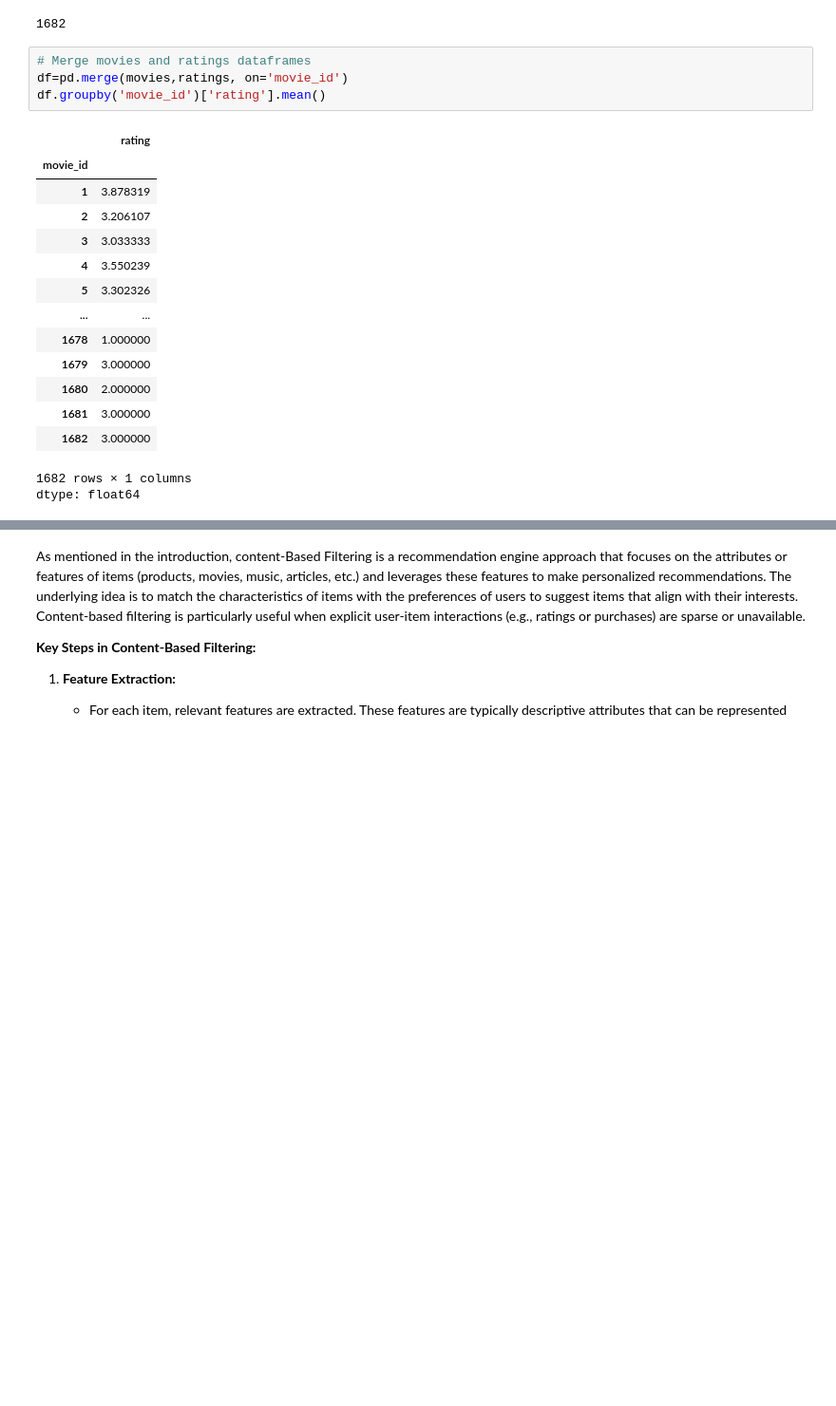
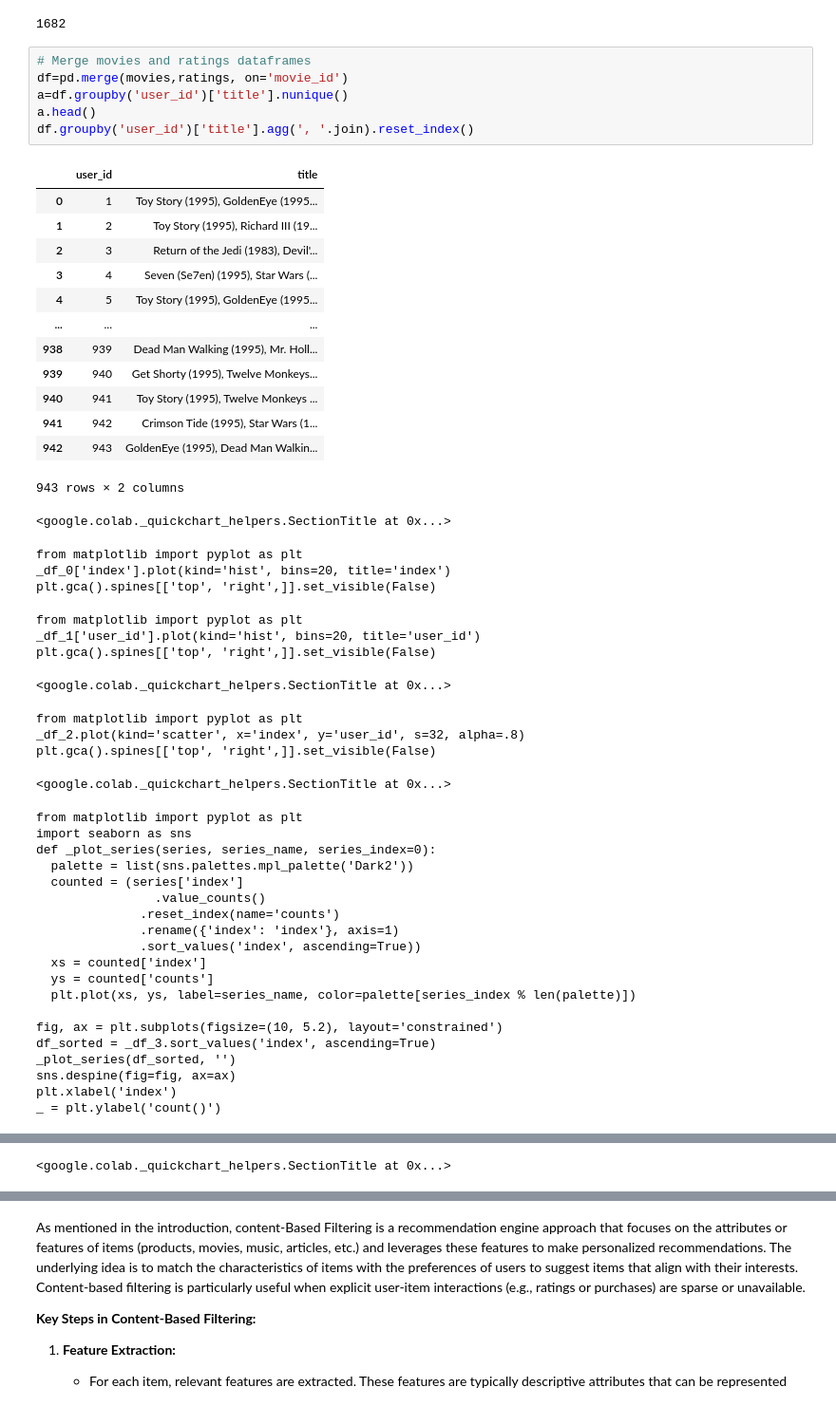
Before and after one commit to hlee014e/ucsd-mle-bootcamp, a Jupyter notebook: Student_MLE_MiniProject_Recommendation_Engines.ipynb, the cells around one changed output, grey strips where cells are left out. Shown at 95% size. Saved outputs shown, nothing was run; the diff lists cells and outputs as text; blank space fills up the shorter version.

```diff
--- a/Student_MLE_MiniProject_Recommendation_Engines.ipynb
+++ b/Student_MLE_MiniProject_Recommendation_Engines.ipynb
@@ -111,20 +111,51 @@ ratings['movie_id'].nunique()
 # %%
 # Merge movies and ratings dataframes
 df=pd.merge(movies,ratings, on='movie_id')
-df.groupby('movie_id')['rating'].mean()
+a=df.groupby('user_id')['title'].nunique()
+a.head()
+df.groupby('user_id')['title'].agg(', '.join).reset_index()
 # %% [output]
-|  | rating |
-| movie_id |  |
-| 1 | 3.878319 |
-| 2 | 3.206107 |
-| 3 | 3.033333 |
-| 4 | 3.550239 |
-| 5 | 3.302326 |
-| ... | ... |
-| 1678 | 1.000000 |
-| 1679 | 3.000000 |
-| 1680 | 2.000000 |
-| 1681 | 3.000000 |
-| 1682 | 3.000000 |
+|  | user_id | title |
+| 0 | 1 | Toy Story (1995), GoldenEye (1995... |
+| 1 | 2 | Toy Story (1995), Richard III (19... |
+| 2 | 3 | Return of the Jedi (1983), Devil'... |
+| 3 | 4 | Seven (Se7en) (1995), Star Wars (... |
+| 4 | 5 | Toy Story (1995), GoldenEye (1995... |
+| ... | ... | ... |
+| 938 | 939 | Dead Man Walking (1995), Mr. Holl... |
+| 939 | 940 | Get Shorty (1995), Twelve Monkeys... |
+| 940 | 941 | Toy Story (1995), Twelve Monkeys ... |
+| 941 | 942 | Crimson Tide (1995), Star Wars (1... |
+| 942 | 943 | GoldenEye (1995), Dead Man Walkin... |
-1682 rows × 1 columns
-dtype: float64
+943 rows × 2 columns
+<google.colab._quickchart_helpers.SectionTitle at 0x...>
+from matplotlib import pyplot as plt
+_df_0['index'].plot(kind='hist', bins=20, title='index')
+plt.gca().spines[['top', 'right',]].set_visible(False)
+from matplotlib import pyplot as plt
+_df_1['user_id'].plot(kind='hist', bins=20, title='user_id')
+plt.gca().spines[['top', 'right',]].set_visible(False)
+<google.colab._quickchart_helpers.SectionTitle at 0x...>
+from matplotlib import pyplot as plt
+_df_2.plot(kind='scatter', x='index', y='user_id', s=32, alpha=.8)
+plt.gca().spines[['top', 'right',]].set_visible(False)
+<google.colab._quickchart_helpers.SectionTitle at 0x...>
+from matplotlib import pyplot as plt
+import seaborn as sns
+def _plot_series(series, series_name, series_index=0):
+  palette = list(sns.palettes.mpl_palette('Dark2'))
+  counted = (series['index']
+                .value_counts()
+              .reset_index(name='counts')
+              .rename({'index': 'index'}, axis=1)
+              .sort_values('index', ascending=True))
+  xs = counted['index']
+  ys = counted['counts']
+  plt.plot(xs, ys, label=series_name, color=palette[series_index % len(palette)])
+
+fig, ax = plt.subplots(figsize=(10, 5.2), layout='constrained')
+df_sorted = _df_3.sort_values('index', ascending=True)
+_plot_series(df_sorted, '')
+sns.despine(fig=fig, ax=ax)
+plt.xlabel('index')
+_ = plt.ylabel('count()')
@@ -130,0 +181 @@ dtype: float64
+<google.colab._quickchart_helpers.SectionTitle at 0x...>
```
Also changed, not shown: parts of 2 cells of this notebook.
